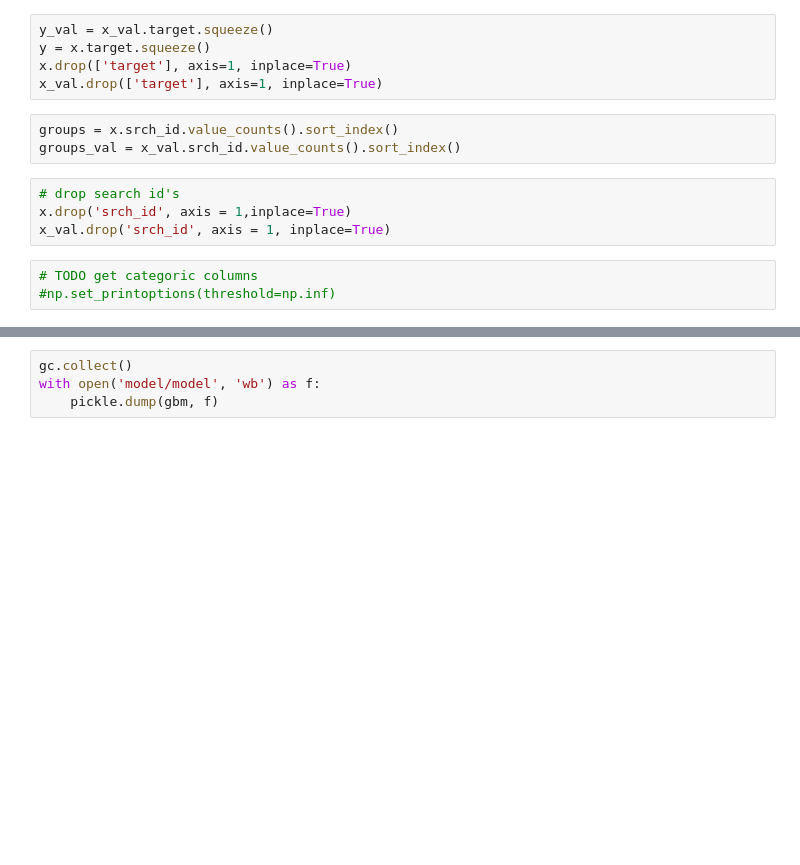
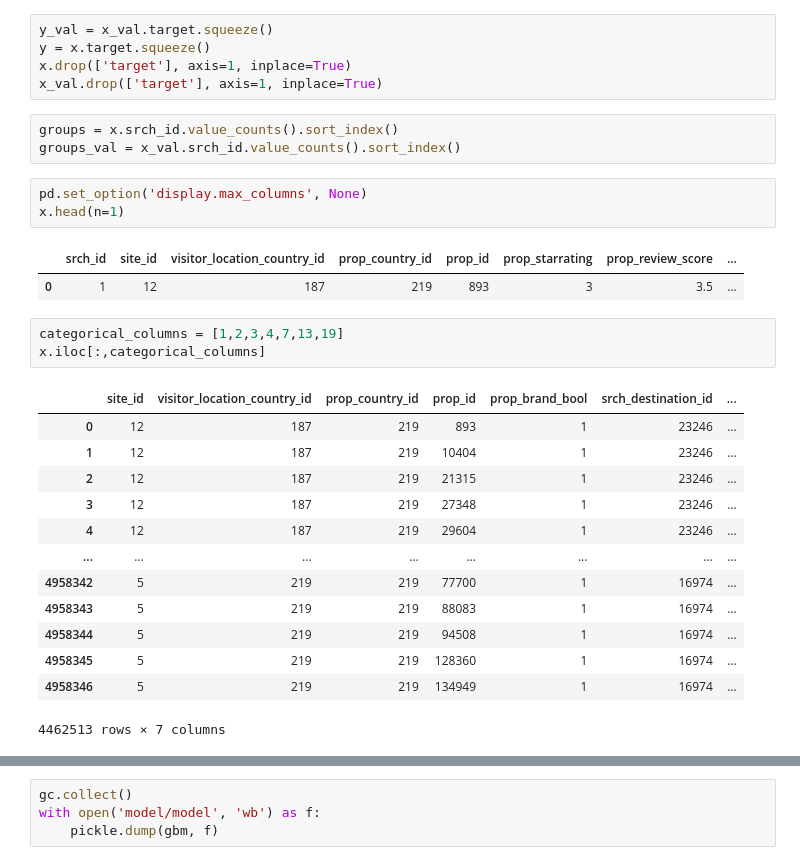
Before and after one commit to susymaijer/DMT, a Jupyter notebook: GradientBoosting.ipynb, the cells around one changed output, grey strips where cells are left out. Cells and saved outputs as stored; diff of their text form; blank space fills up the shorter version.

```diff
--- a/GradientBoosting.ipynb
+++ b/GradientBoosting.ipynb
@@ -41,13 +42,29 @@ x_val.drop(['target'], axis=1, inplace=True)
 # %%
 groups = x.srch_id.value_counts().sort_index()
 groups_val = x_val.srch_id.value_counts().sort_index()
-# %%
-# drop search id's
-x.drop('srch_id', axis = 1,inplace=True)
-x_val.drop('srch_id', axis = 1, inplace=True)
-# %%
-# TODO get categoric columns
-#np.set_printoptions(threshold=np.inf)
+# %%
+pd.set_option('display.max_columns', None)
+x.head(n=1)
+# %% [output]
+|  | srch_id | site_id | visitor_location_country_id | prop_country_id | prop_id | prop_starrating | prop_review_score | ... |
+| 0 | 1 | 12 | 187 | 219 | 893 | 3 | 3.5 | ... |
+# %%
+categorical_columns = [1,2,3,4,7,13,19]
+x.iloc[:,categorical_columns]
+# %% [output]
+|  | site_id | visitor_location_country_id | prop_country_id | prop_id | prop_brand_bool | srch_destination_id | ... |
+| 0 | 12 | 187 | 219 | 893 | 1 | 23246 | ... |
+| 1 | 12 | 187 | 219 | 10404 | 1 | 23246 | ... |
+| 2 | 12 | 187 | 219 | 21315 | 1 | 23246 | ... |
+| 3 | 12 | 187 | 219 | 27348 | 1 | 23246 | ... |
+| 4 | 12 | 187 | 219 | 29604 | 1 | 23246 | ... |
+| ... | ... | ... | ... | ... | ... | ... | ... |
+| 4958342 | 5 | 219 | 219 | 77700 | 1 | 16974 | ... |
+| 4958343 | 5 | 219 | 219 | 88083 | 1 | 16974 | ... |
+| 4958344 | 5 | 219 | 219 | 94508 | 1 | 16974 | ... |
+| 4958345 | 5 | 219 | 219 | 128360 | 1 | 16974 | ... |
+| 4958346 | 5 | 219 | 219 | 134949 | 1 | 16974 | ... |
+4462513 rows × 7 columns
 # %%
 import lightgbm
 
```
Also changed, not shown: parts of 8 cells of this notebook.
